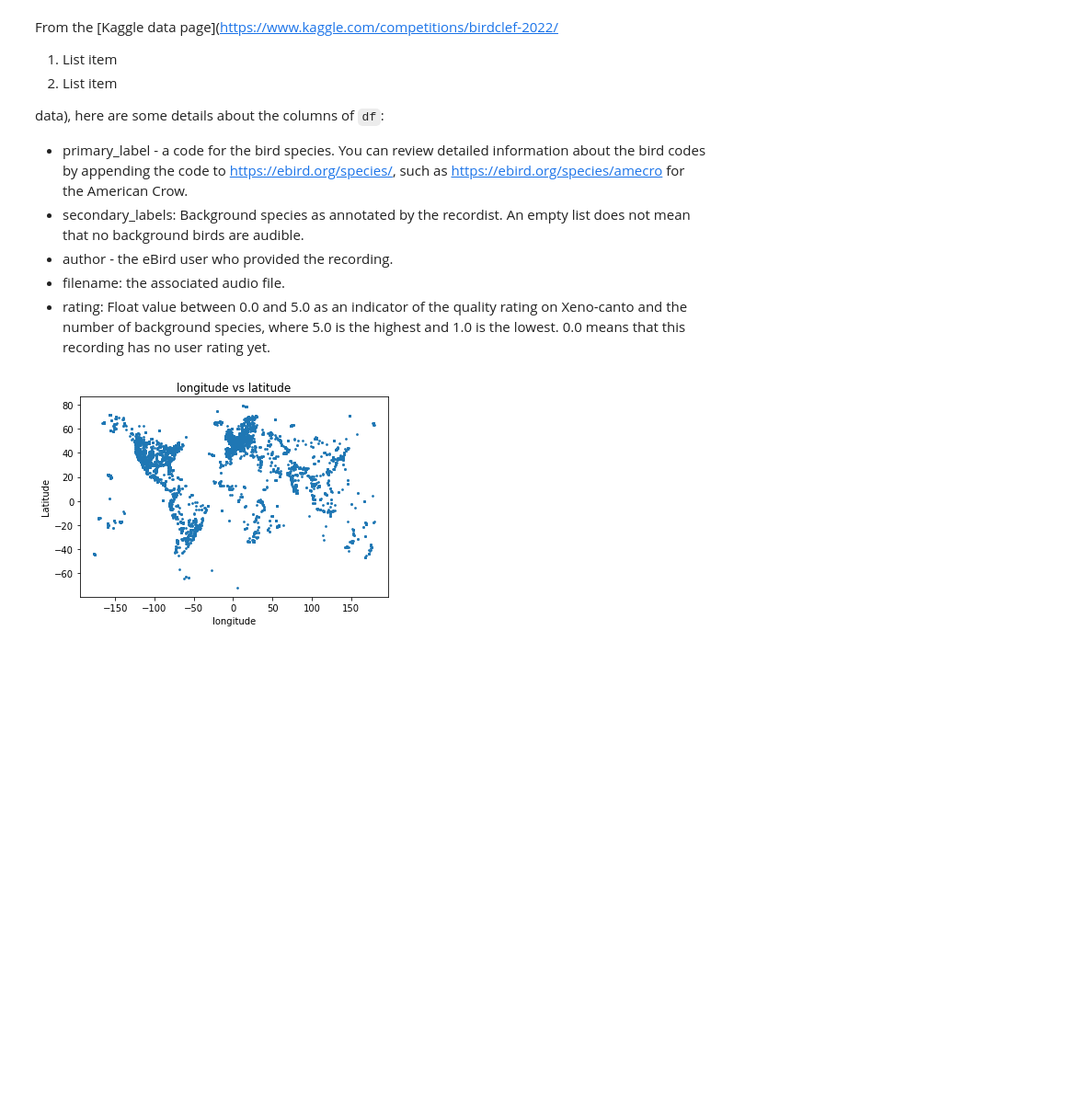
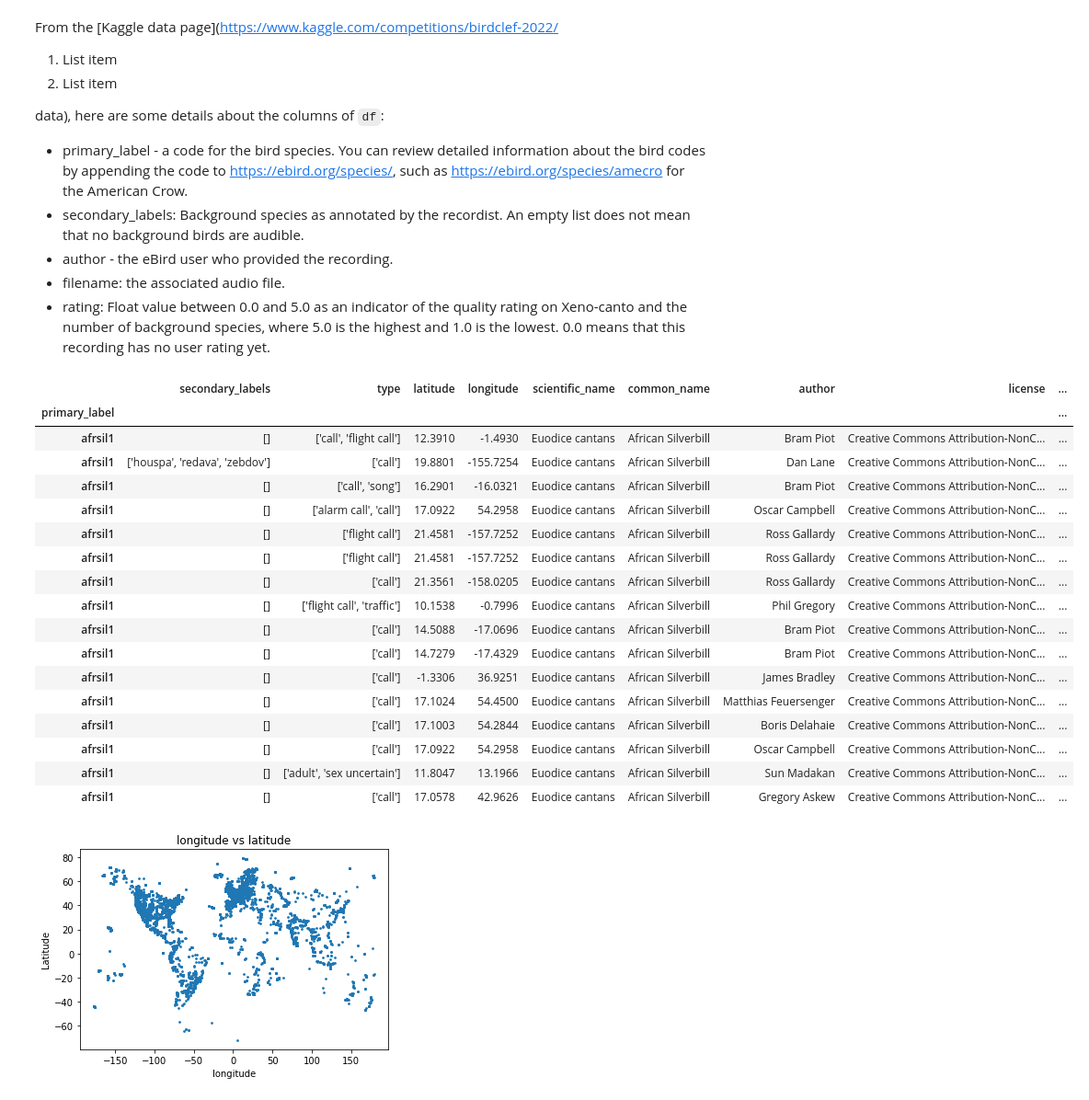
Before and after one commit to dsgt-birdclef/birdclef-eda-f22, a Jupyter notebook: users/jinsongzhen/Geospatial_Analysis.ipynb, the cells around one changed output. Shown: that part at 92% size. Drawn from its saved outputs; the diff is of its cells as text; code cells hidden in the pictures; blank space fills up the shorter version.

```diff
--- a/users/jinsongzhen/Geospatial_Analysis.ipynb
+++ b/users/jinsongzhen/Geospatial_Analysis.ipynb
@@ -37,5 +36,33 @@ data), here are some details about the columns of `df`:
 - author - the eBird user who provided the recording.
 - filename: the associated audio file.
 - rating: Float value between 0.0 and 5.0 as an indicator of the quality rating on Xeno-canto and the number of background species, where 5.0 is the highest and 1.0 is the lowest. 0.0 means that this recording has no user rating yet.
+# %%
+visual_df = df.copy()
+# series
+group_size = visual_df.groupby('primary_label').size()
+group_size.rank(ascending = False)
+top_10_list = list(group_size.index[:10])
+visual_df.set_index("primary_label", inplace = True)
+top_10_list[0]
+visual_df.loc[[top_10_list[0]]]
+# %% [output]
+|  | secondary_labels | type | latitude | longitude | scientific_name | common_name | author | license | ... |
+| primary_label |  |  |  |  |  |  |  |  | ... |
+| afrsil1 | [] | ['call', 'flight call'] | 12.3910 | -1.4930 | Euodice cantans | African Silverbill | Bram Piot | Creative Commons Attribution-NonC... | ... |
+| afrsil1 | ['houspa', 'redava', 'zebdov'] | ['call'] | 19.8801 | -155.7254 | Euodice cantans | African Silverbill | Dan Lane | Creative Commons Attribution-NonC... | ... |
+| afrsil1 | [] | ['call', 'song'] | 16.2901 | -16.0321 | Euodice cantans | African Silverbill | Bram Piot | Creative Commons Attribution-NonC... | ... |
+| afrsil1 | [] | ['alarm call', 'call'] | 17.0922 | 54.2958 | Euodice cantans | African Silverbill | Oscar Campbell | Creative Commons Attribution-NonC... | ... |
+| afrsil1 | [] | ['flight call'] | 21.4581 | -157.7252 | Euodice cantans | African Silverbill | Ross Gallardy | Creative Commons Attribution-NonC... | ... |
+| afrsil1 | [] | ['flight call'] | 21.4581 | -157.7252 | Euodice cantans | African Silverbill | Ross Gallardy | Creative Commons Attribution-NonC... | ... |
+| afrsil1 | [] | ['call'] | 21.3561 | -158.0205 | Euodice cantans | African Silverbill | Ross Gallardy | Creative Commons Attribution-NonC... | ... |
+| afrsil1 | [] | ['flight call', 'traffic'] | 10.1538 | -0.7996 | Euodice cantans | African Silverbill | Phil Gregory | Creative Commons Attribution-NonC... | ... |
+| afrsil1 | [] | ['call'] | 14.5088 | -17.0696 | Euodice cantans | African Silverbill | Bram Piot | Creative Commons Attribution-NonC... | ... |
+| afrsil1 | [] | ['call'] | 14.7279 | -17.4329 | Euodice cantans | African Silverbill | Bram Piot | Creative Commons Attribution-NonC... | ... |
+| afrsil1 | [] | ['call'] | -1.3306 | 36.9251 | Euodice cantans | African Silverbill | James Bradley | Creative Commons Attribution-NonC... | ... |
+| afrsil1 | [] | ['call'] | 17.1024 | 54.4500 | Euodice cantans | African Silverbill | Matthias Feuersenger | Creative Commons Attribution-NonC... | ... |
+| afrsil1 | [] | ['call'] | 17.1003 | 54.2844 | Euodice cantans | African Silverbill | Boris Delahaie | Creative Commons Attribution-NonC... | ... |
+| afrsil1 | [] | ['call'] | 17.0922 | 54.2958 | Euodice cantans | African Silverbill | Oscar Campbell | Creative Commons Attribution-NonC... | ... |
+| afrsil1 | [] | ['adult', 'sex uncertain'] | 11.8047 | 13.1966 | Euodice cantans | African Silverbill | Sun Madakan | Creative Commons Attribution-NonC... | ... |
+| afrsil1 | [] | ['call'] | 17.0578 | 42.9626 | Euodice cantans | African Silverbill | Gregory Askew | Creative Commons Attribution-NonC... | ... |
 # %%
 def plot_lonlat(df: pd.DataFrame, **kwargs):
```
Also changed, not shown: parts of 11 cells of this notebook.
